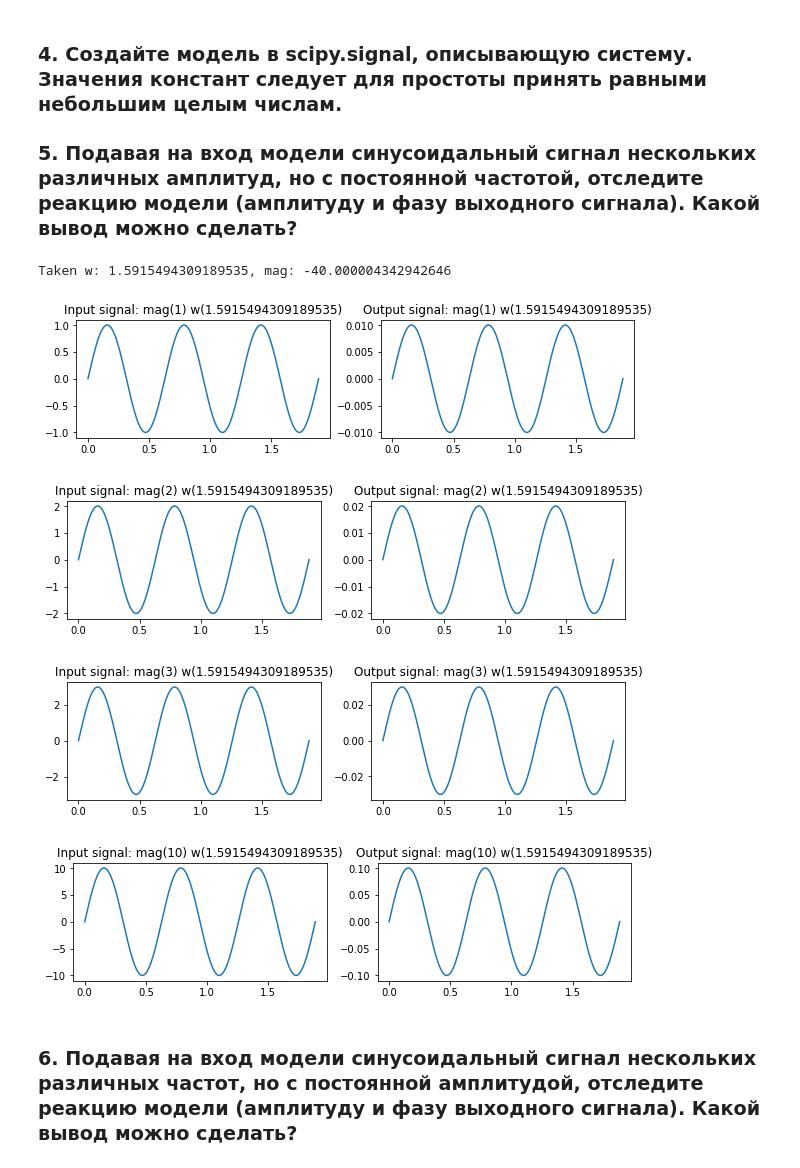
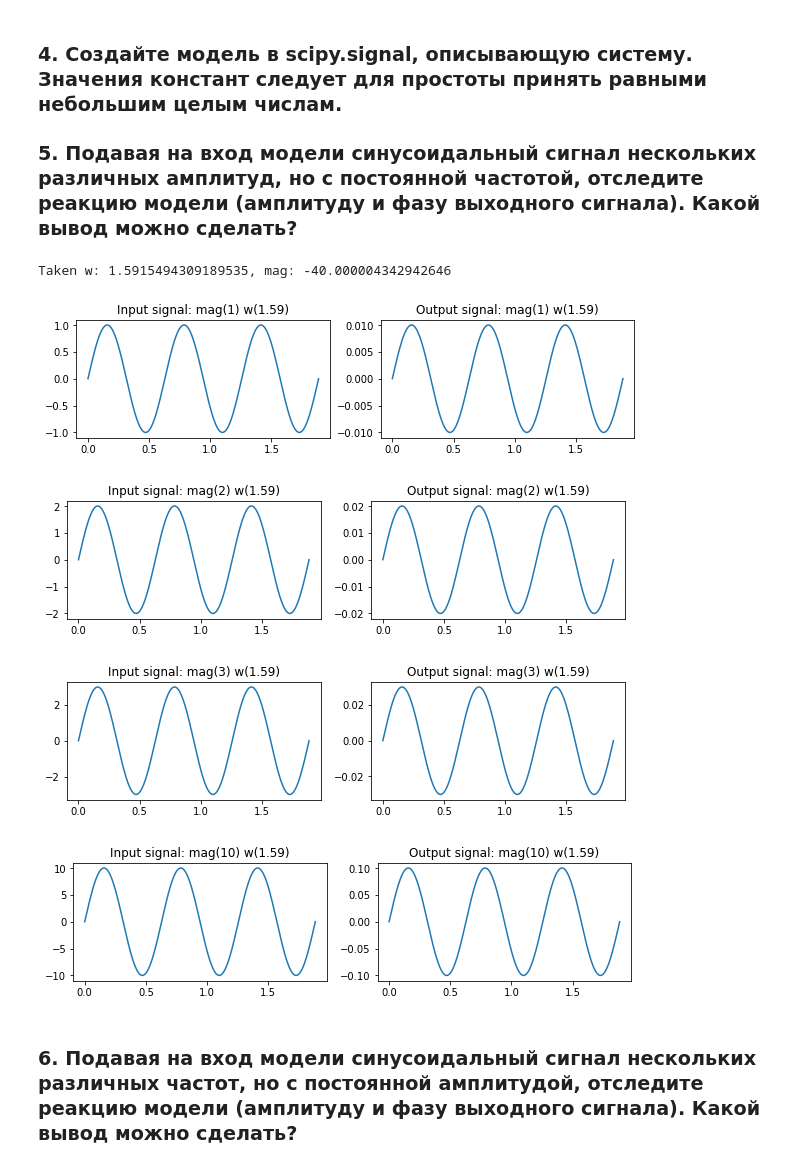
Before and after one commit to theleokul/compilators_theory, a Jupyter notebook: lab1/l1.ipynb, the cells around one changed output. Drawn from its saved outputs; the diff is of its cells as text; code cells hidden in the pictures.

```diff
--- a/lab1/l1.ipynb
+++ b/lab1/l1.ipynb
@@ -39,27 +39,27 @@ plt.show()
 # %%
 w = fs[-1]
 T = np.linspace(0, 3.0/w, 1001)
 mags = [1, 2, 3, 10]
 
 # Распечатаем предполагаемое уменьшение амплитуды: -40db - мощность изменится в 10^-4 раз, а амплитуда --- в 10^-2 раз
 print(f'Taken w: {w}, mag: {bode_mag[-1]}')
 
 for i, mag in enumerate(mags, 1):
     S = [mag*math.sin(t*2*math.pi*w) for t in T]
     Tout, yout, xout = signal.lsim(transfer_func, S, T)
 
     # выведем входной и выходной сигналы
     f = plt.figure(figsize=(10,10))
-    s1 = f.add_subplot(4, 2, 2*i-1, title=f'Input signal: mag({mag}) w({w})')
+    s1 = f.add_subplot(4, 2, 2*i-1, title=f'Input signal: mag({mag}) w({round(w, 2)})')
     s1.plot(T, S)
-    s2 = f.add_subplot(4, 2, 2*i, title=f'Output signal: mag({mag}) w({w})')
+    s2 = f.add_subplot(4, 2, 2*i, title=f'Output signal: mag({mag}) w({round(w, 2)})')
     s2.plot(Tout, yout)
 # %% [output]
 Taken w: 1.5915494309189535, mag: -40.000004342942646
-[figure, old version]
+[figure, new version]
-[figure, old version]
+[figure, new version]
-[figure, old version]
+[figure, new version]
-[figure, old version]
+[figure, new version]
 # %% [markdown]
 ### 6. Подавая на вход модели синусоидальный сигнал нескольких различных частот, но с постоянной амплитудой, отследите реакцию модели (амплитуду и фазу выходного сигнала). Какой вывод можно сделать?
 # %%
```
Also changed, not shown: parts of 7 cells of this notebook, 1 other file.
